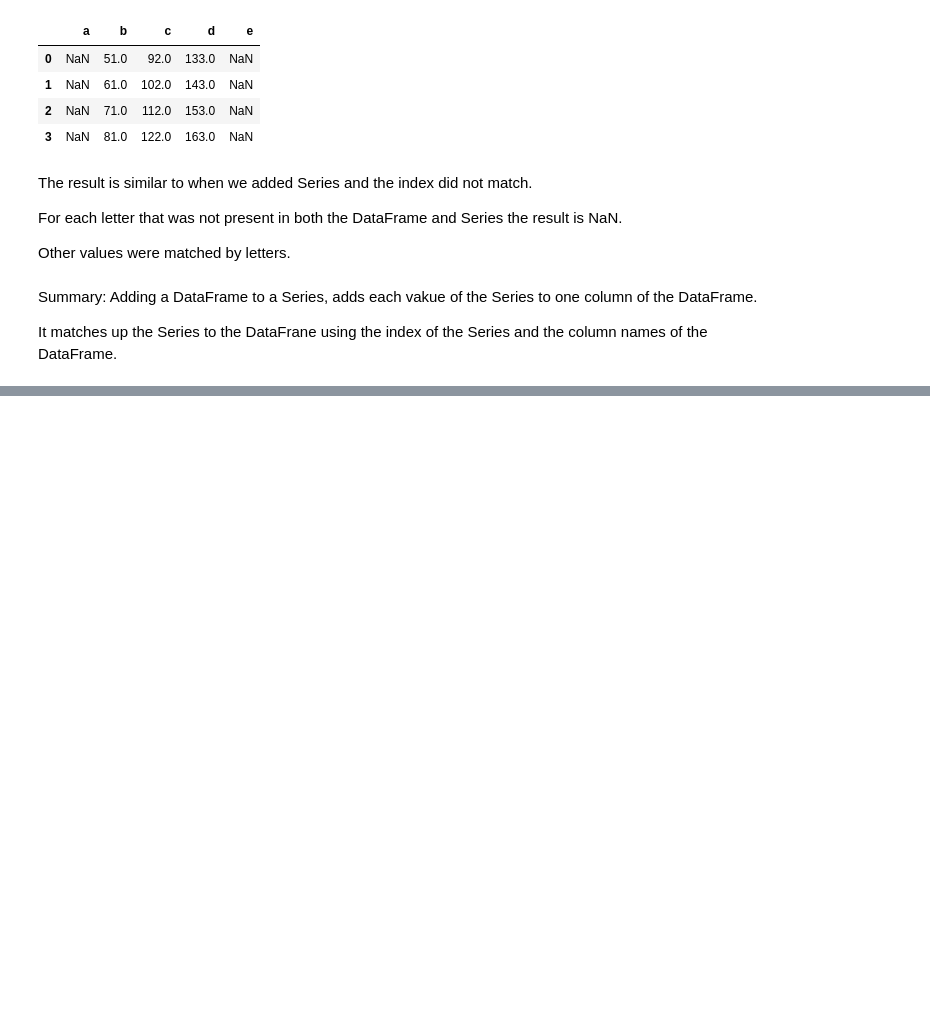
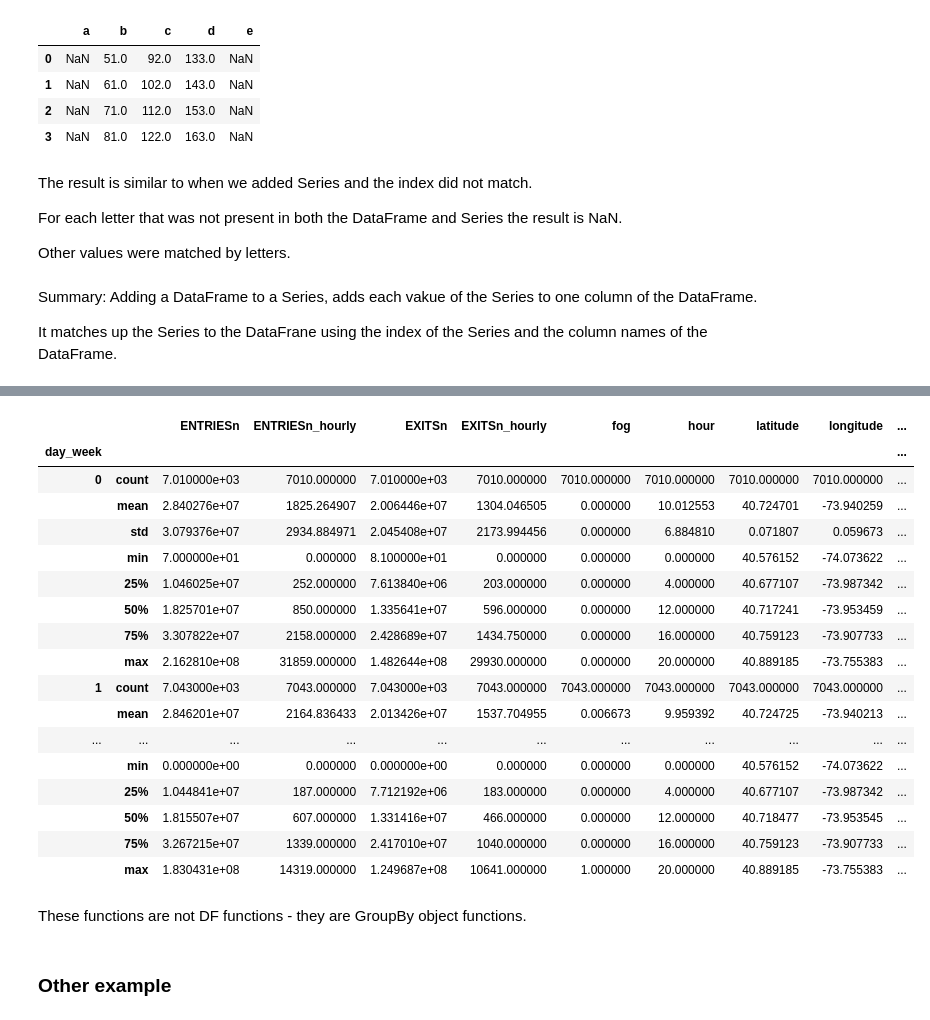
Before and after one commit to msznajder/udacity_intro_to_data_analysis-, a Jupyter notebook: udacity_intro_to_data_analysis/lesson_3/lesson_3.ipynb, the cells around one changed output, grey strips where cells are left out. Saved outputs shown, nothing was run; the diff lists cells and outputs as text; code cells hidden in the pictures; blank space fills up the shorter version.

```diff
--- a/udacity_intro_to_data_analysis/lesson_3/lesson_3.ipynb
+++ b/udacity_intro_to_data_analysis/lesson_3/lesson_3.ipynb
@@ -879,0 +1245,25 @@ It matches up the Series to the DataFrane using the index of the Series and the
+# %%
+weather_grouped.describe()
+# %% [output]
+|  |  | ENTRIESn | ENTRIESn_hourly | EXITSn | EXITSn_hourly | fog | hour | latitude | longitude | ... |
+| day_week |  |  |  |  |  |  |  |  |  | ... |
+| 0 | count | 7.010000e+03 | 7010.000000 | 7.010000e+03 | 7010.000000 | 7010.000000 | 7010.000000 | 7010.000000 | 7010.000000 | ... |
+|  | mean | 2.840276e+07 | 1825.264907 | 2.006446e+07 | 1304.046505 | 0.000000 | 10.012553 | 40.724701 | -73.940259 | ... |
+|  | std | 3.079376e+07 | 2934.884971 | 2.045408e+07 | 2173.994456 | 0.000000 | 6.884810 | 0.071807 | 0.059673 | ... |
+|  | min | 7.000000e+01 | 0.000000 | 8.100000e+01 | 0.000000 | 0.000000 | 0.000000 | 40.576152 | -74.073622 | ... |
+|  | 25% | 1.046025e+07 | 252.000000 | 7.613840e+06 | 203.000000 | 0.000000 | 4.000000 | 40.677107 | -73.987342 | ... |
+|  | 50% | 1.825701e+07 | 850.000000 | 1.335641e+07 | 596.000000 | 0.000000 | 12.000000 | 40.717241 | -73.953459 | ... |
+|  | 75% | 3.307822e+07 | 2158.000000 | 2.428689e+07 | 1434.750000 | 0.000000 | 16.000000 | 40.759123 | -73.907733 | ... |
+|  | max | 2.162810e+08 | 31859.000000 | 1.482644e+08 | 29930.000000 | 0.000000 | 20.000000 | 40.889185 | -73.755383 | ... |
+| 1 | count | 7.043000e+03 | 7043.000000 | 7.043000e+03 | 7043.000000 | 7043.000000 | 7043.000000 | 7043.000000 | 7043.000000 | ... |
+|  | mean | 2.846201e+07 | 2164.836433 | 2.013426e+07 | 1537.704955 | 0.006673 | 9.959392 | 40.724725 | -73.940213 | ... |
+| ... | ... | ... | ... | ... | ... | ... | ... | ... | ... | ... |
+|  | min | 0.000000e+00 | 0.000000 | 0.000000e+00 | 0.000000 | 0.000000 | 0.000000 | 40.576152 | -74.073622 | ... |
+|  | 25% | 1.044841e+07 | 187.000000 | 7.712192e+06 | 183.000000 | 0.000000 | 4.000000 | 40.677107 | -73.987342 | ... |
+|  | 50% | 1.815507e+07 | 607.000000 | 1.331416e+07 | 466.000000 | 0.000000 | 12.000000 | 40.718477 | -73.953545 | ... |
+|  | 75% | 3.267215e+07 | 1339.000000 | 2.417010e+07 | 1040.000000 | 0.000000 | 16.000000 | 40.759123 | -73.907733 | ... |
+|  | max | 1.830431e+08 | 14319.000000 | 1.249687e+08 | 10641.000000 | 1.000000 | 20.000000 | 40.889185 | -73.755383 | ... |
+# %% [markdown]
+These functions are not DF functions - they are GroupBy object functions.
+# %% [markdown]
+### Other example
```
Also changed, not shown: parts of 68 cells of this notebook, 3 other files.
